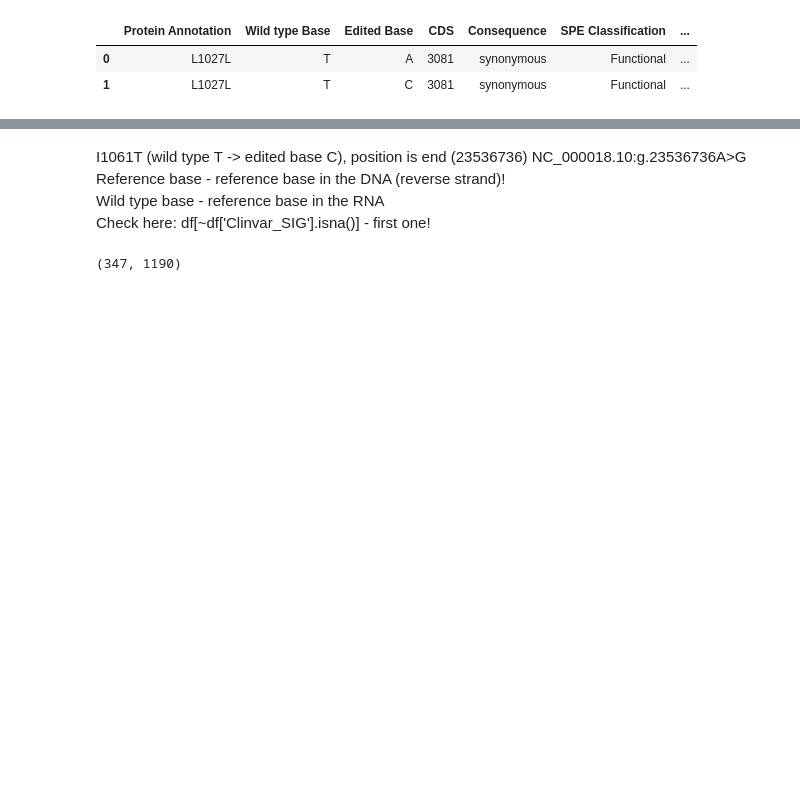
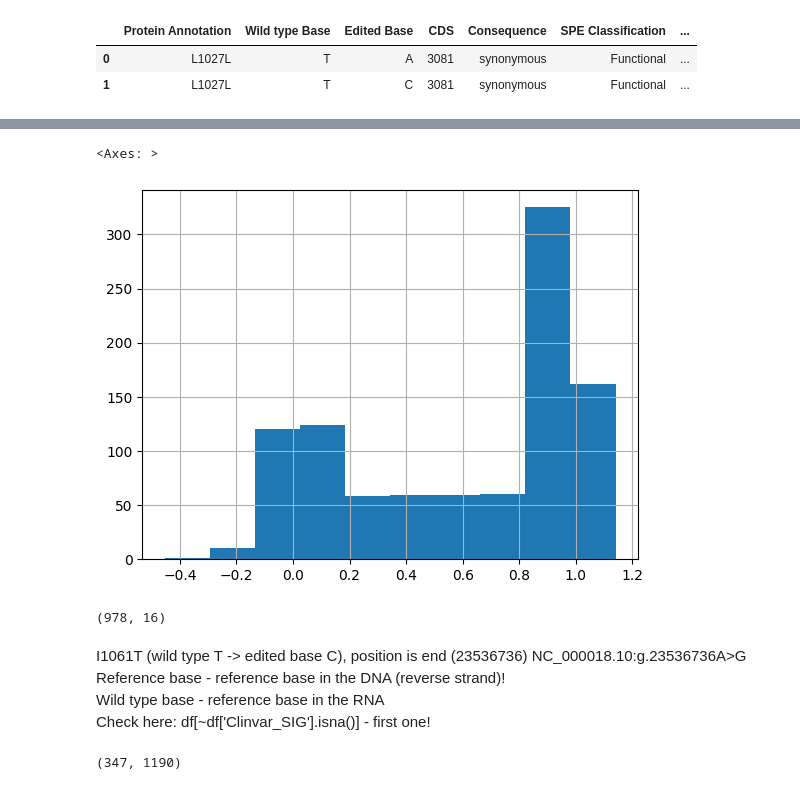
Before and after one commit to AnastasiyaKuznetsova/NPC1_fitness_score, a Jupyter notebook: EDA_DNA.ipynb, the cells around one changed output, grey strips where cells are left out. Saved outputs shown, nothing was run; the diff lists cells and outputs as text; code cells hidden in the pictures; blank space fills up the shorter version.

```diff
--- a/EDA_DNA.ipynb
+++ b/EDA_DNA.ipynb
@@ -47,3 +155,12 @@ df.head(2)
+# %%
+df['Function Score'].hist()
+# %% [output]
+<Axes: >
+[figure, added]
+# %%
+df.shape
+# %% [output]
+(978, 16)
 # %% [markdown]
 I1061T (wild type T -> edited base C), position is end (23536736) NC_000018.10:g.23536736A>G \
 Reference base - reference base in the DNA (reverse strand)!\
```
Also changed, not shown: parts of 11 cells of this notebook, 3 other files.
